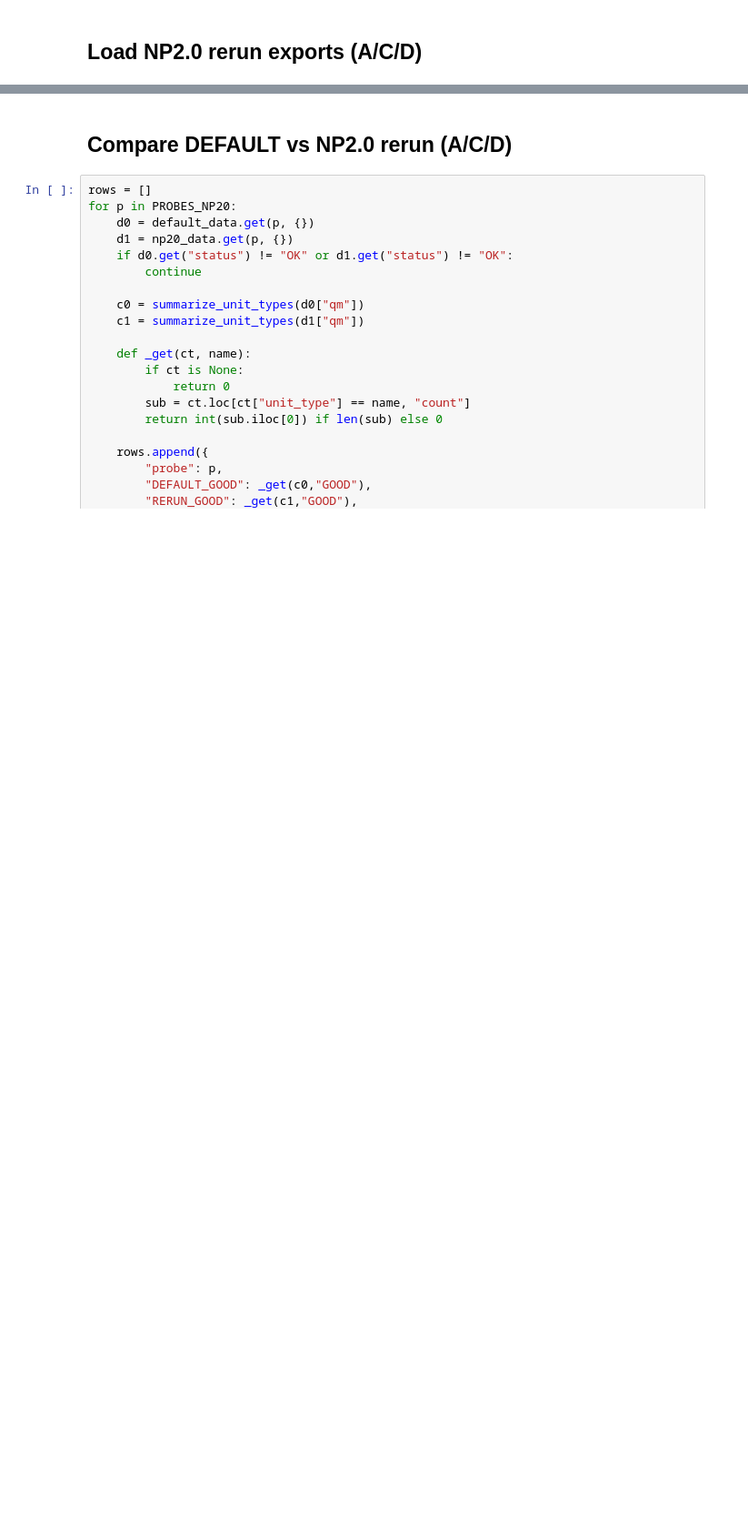
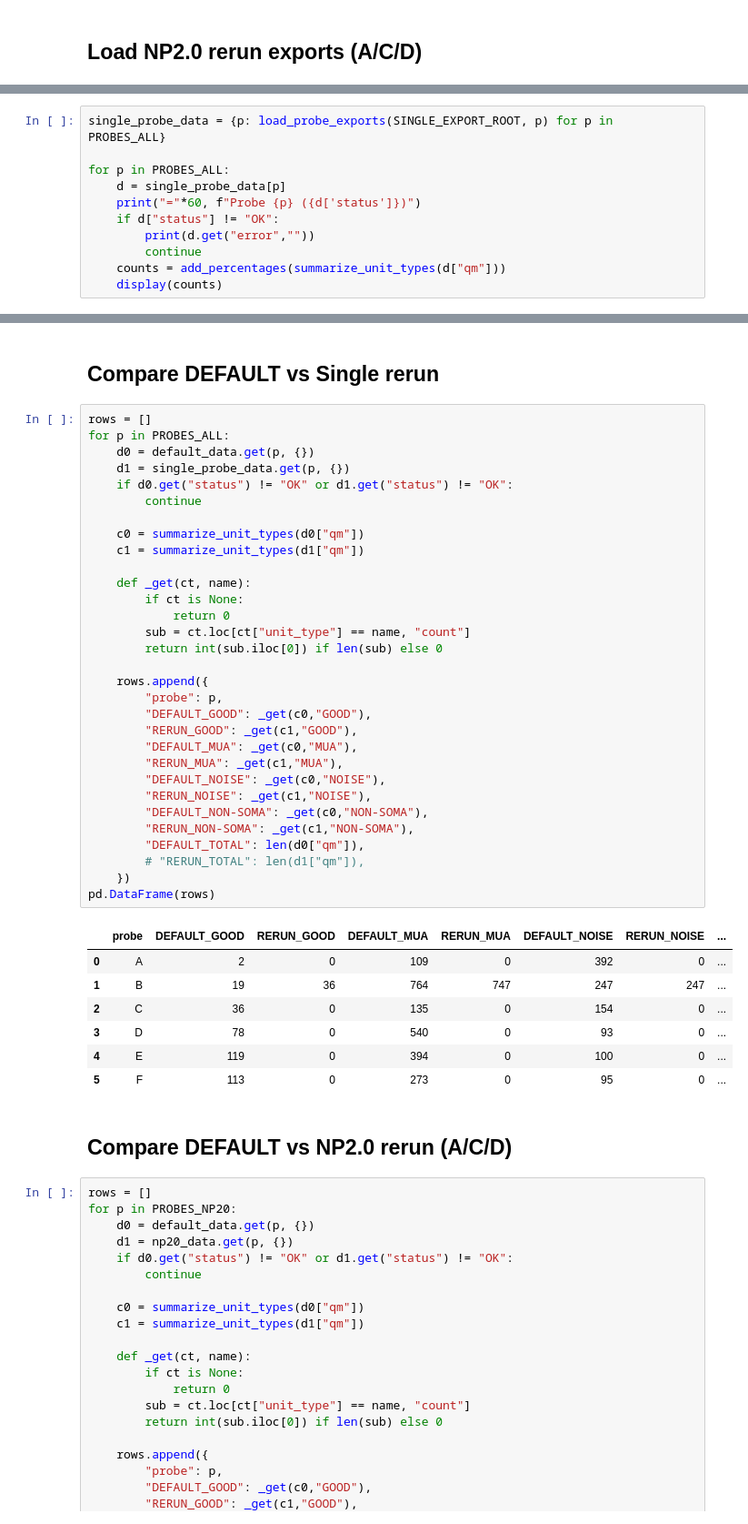
Before and after one commit to granthughes1999/bombcell, a Jupyter notebook: py_bombcell/grant/bombcell_post_run_analysis_template.ipynb, the cells around one changed output, grey strips where cells are left out. Shown at 91% size. Saved outputs shown, nothing was run; the diff lists cells and outputs as text; blank space fills up the shorter version.

Commit message:
Update(s)
added more to the analysis folder.
allows for single probe metrics to be analyzed and check the parameters used

Added changes to parameters inside BC_open_ephys_singleProbe.ipynb

```diff
--- a/py_bombcell/grant/bombcell_post_run_analysis_template.ipynb
+++ b/py_bombcell/grant/bombcell_post_run_analysis_template.ipynb
@@ -149,0 +268,11 @@ for p in PROBES_NP20:
+# %%
+single_probe_data = {p: load_probe_exports(SINGLE_EXPORT_ROOT, p) for p in PROBES_ALL}
+
+for p in PROBES_ALL:
+    d = single_probe_data[p]
+    print("="*60, f"Probe {p} ({d['status']})")
+    if d["status"] != "OK":
+        print(d.get("error",""))
+        continue
+    counts = add_percentages(summarize_unit_types(d["qm"]))
+    display(counts)
@@ -150,3 +296,44 @@ for p in PROBES_NP20:
+# %% [markdown]
+## Compare DEFAULT vs Single rerun
+# %%
+rows = []
+for p in PROBES_ALL:
+    d0 = default_data.get(p, {})
+    d1 = single_probe_data.get(p, {})
+    if d0.get("status") != "OK" or d1.get("status") != "OK":
+        continue
+
+    c0 = summarize_unit_types(d0["qm"])
+    c1 = summarize_unit_types(d1["qm"])
+
+    def _get(ct, name):
+        if ct is None:
+            return 0
+        sub = ct.loc[ct["unit_type"] == name, "count"]
+        return int(sub.iloc[0]) if len(sub) else 0
+
+    rows.append({
+        "probe": p,
+        "DEFAULT_GOOD": _get(c0,"GOOD"),
+        "RERUN_GOOD": _get(c1,"GOOD"),
+        "DEFAULT_MUA": _get(c0,"MUA"),
+        "RERUN_MUA": _get(c1,"MUA"),
+        "DEFAULT_NOISE": _get(c0,"NOISE"),
+        "RERUN_NOISE": _get(c1,"NOISE"),
+        "DEFAULT_NON-SOMA": _get(c0,"NON-SOMA"),
+        "RERUN_NON-SOMA": _get(c1,"NON-SOMA"),
+        "DEFAULT_TOTAL": len(d0["qm"]),
+        # "RERUN_TOTAL": len(d1["qm"]),
+    })
+pd.DataFrame(rows)
+# %% [output]
+|  | probe | DEFAULT_GOOD | RERUN_GOOD | DEFAULT_MUA | RERUN_MUA | DEFAULT_NOISE | RERUN_NOISE | ... |
+| 0 | A | 2 | 0 | 109 | 0 | 392 | 0 | ... |
+| 1 | B | 19 | 36 | 764 | 747 | 247 | 247 | ... |
+| 2 | C | 36 | 0 | 135 | 0 | 154 | 0 | ... |
+| 3 | D | 78 | 0 | 540 | 0 | 93 | 0 | ... |
+| 4 | E | 119 | 0 | 394 | 0 | 100 | 0 | ... |
+| 5 | F | 113 | 0 | 273 | 0 | 95 | 0 | ... |
 # %% [markdown]
 ## Compare DEFAULT vs NP2.0 rerun (A/C/D)
 # %%
```
Also changed, not shown: parts of 21 cells of this notebook, 1 other file.
